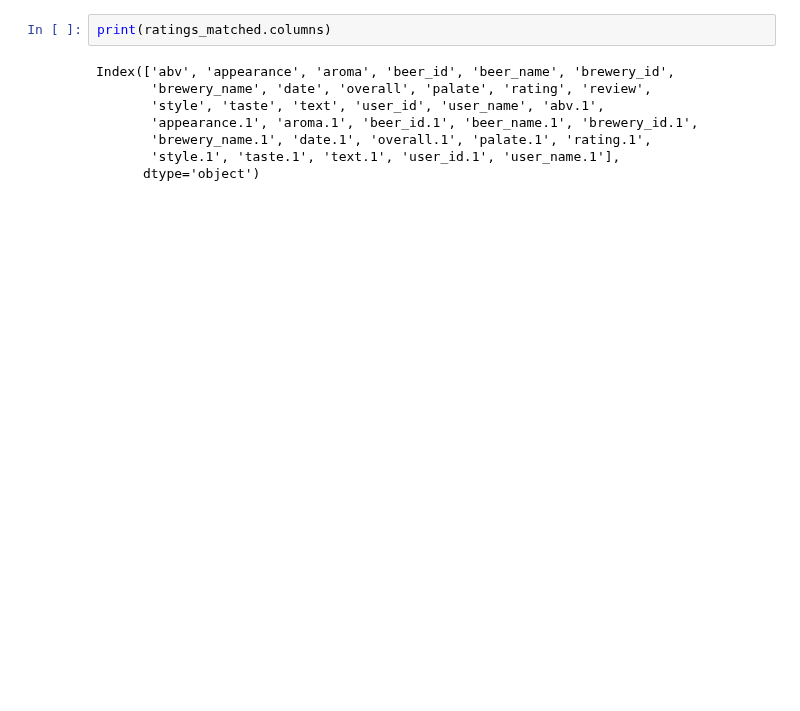
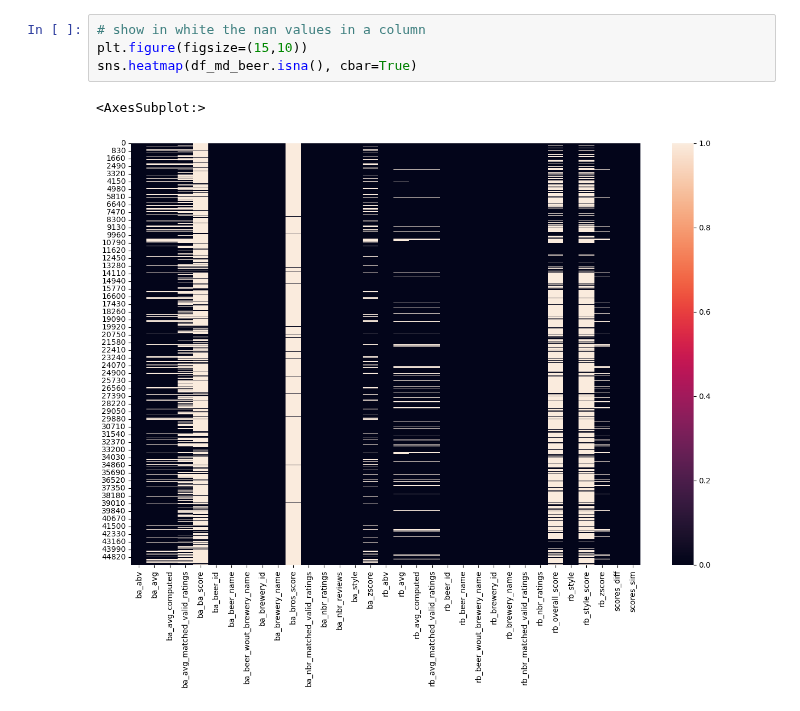
Before and after one commit to epfl-ada/ada-2022-project-hotchocolate, a Jupyter notebook: test.ipynb, the cells around one changed output. Drawn from its saved outputs; the diff is of its cells as text; blank space fills up the shorter version.

```diff
--- a/test.ipynb
+++ b/test.ipynb
@@ -17,11 +59,8 @@ ratings_matched.head()
 # %%
-print(ratings_matched.columns)
+# show in white the nan values in a column
+plt.figure(figsize=(15,10))
+sns.heatmap(df_md_beer.isna(), cbar=True)
 # %% [output]
-Index(['abv', 'appearance', 'aroma', 'beer_id', 'beer_name', 'brewery_id',
-       'brewery_name', 'date', 'overall', 'palate', 'rating', 'review',
-       'style', 'taste', 'text', 'user_id', 'user_name', 'abv.1',
-       'appearance.1', 'aroma.1', 'beer_id.1', 'beer_name.1', 'brewery_id.1',
-       'brewery_name.1', 'date.1', 'overall.1', 'palate.1', 'rating.1',
-       'style.1', 'taste.1', 'text.1', 'user_id.1', 'user_name.1'],
-      dtype='object')
+<AxesSubplot:>
+[figure, added]
 # %%
```
Also changed, not shown: parts of 30 cells of this notebook.
